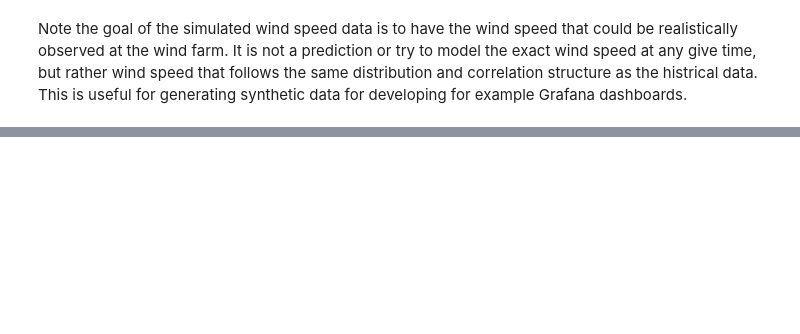
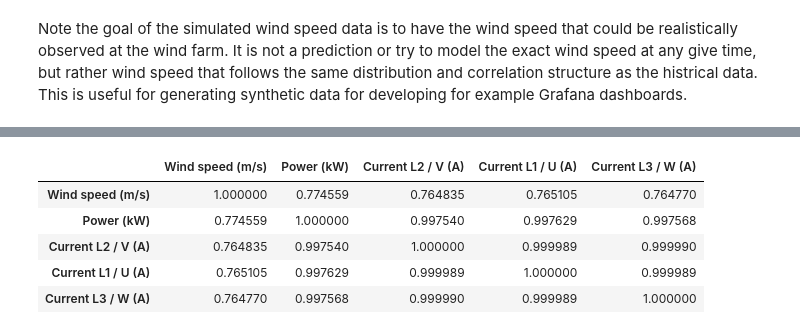
Before and after one commit to doctrino/meditatio, a Jupyter notebook: statistics/simulation.ipynb, the cells around one changed output, grey strips where cells are left out. Cells and saved outputs as stored; diff of their text form; code cells hidden in the pictures; blank space fills up the shorter version.

```diff
--- a/statistics/simulation.ipynb
+++ b/statistics/simulation.ipynb
@@ -218,0 +237,9 @@ Note the goal of the simulated wind speed data is to have the wind speed that co
+# %%
+df.corr()
+# %% [output]
+|  | Wind speed (m/s) | Power (kW) | Current L2 / V (A) | Current L1 / U (A) | Current L3 / W (A) |
+| Wind speed (m/s) | 1.000000 | 0.774559 | 0.764835 | 0.765105 | 0.764770 |
+| Power (kW) | 0.774559 | 1.000000 | 0.997540 | 0.997629 | 0.997568 |
+| Current L2 / V (A) | 0.764835 | 0.997540 | 1.000000 | 0.999989 | 0.999990 |
+| Current L1 / U (A) | 0.765105 | 0.997629 | 0.999989 | 1.000000 | 0.999989 |
+| Current L3 / W (A) | 0.764770 | 0.997568 | 0.999990 | 0.999989 | 1.000000 |
```
Also changed, not shown: parts of 11 cells of this notebook, 1 other file.
